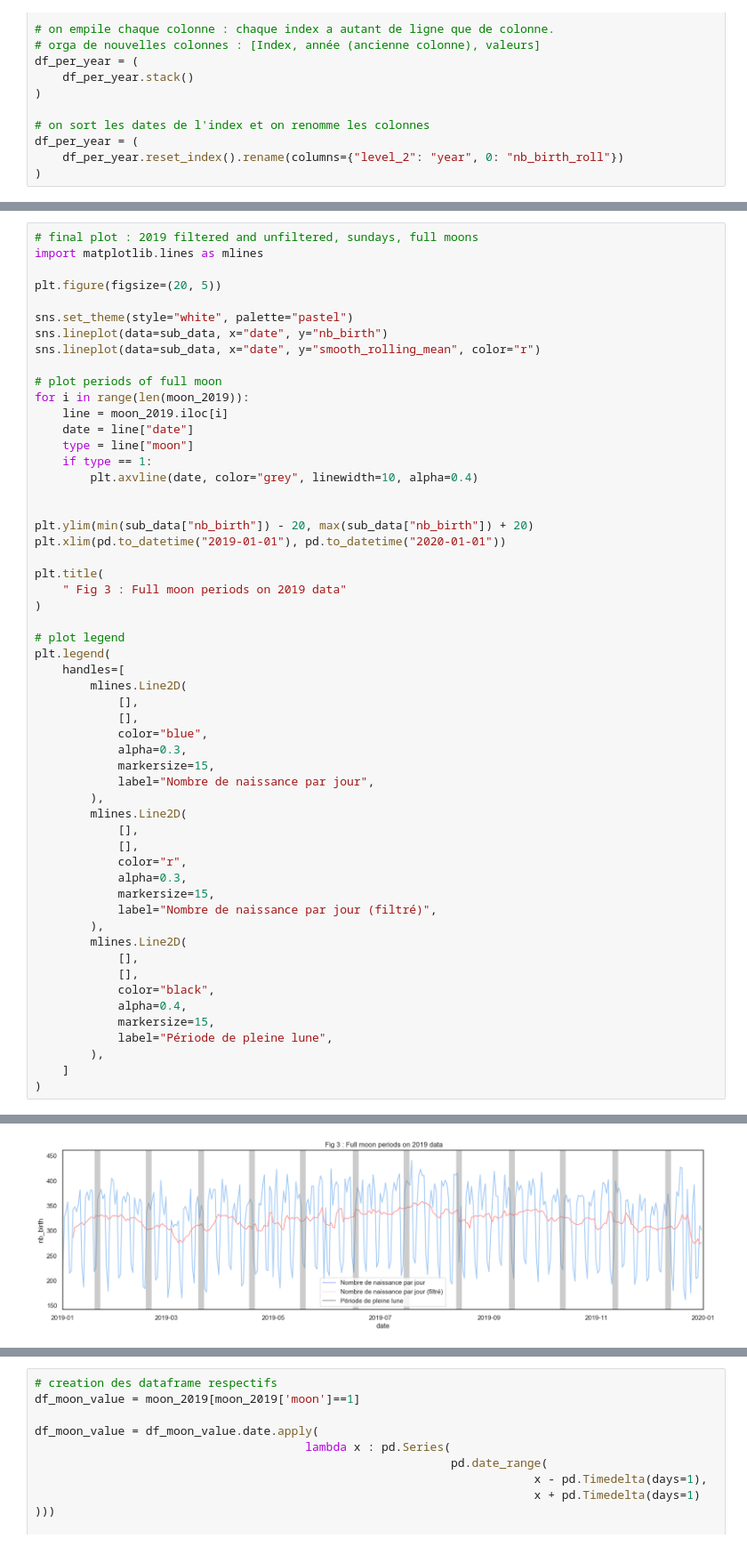
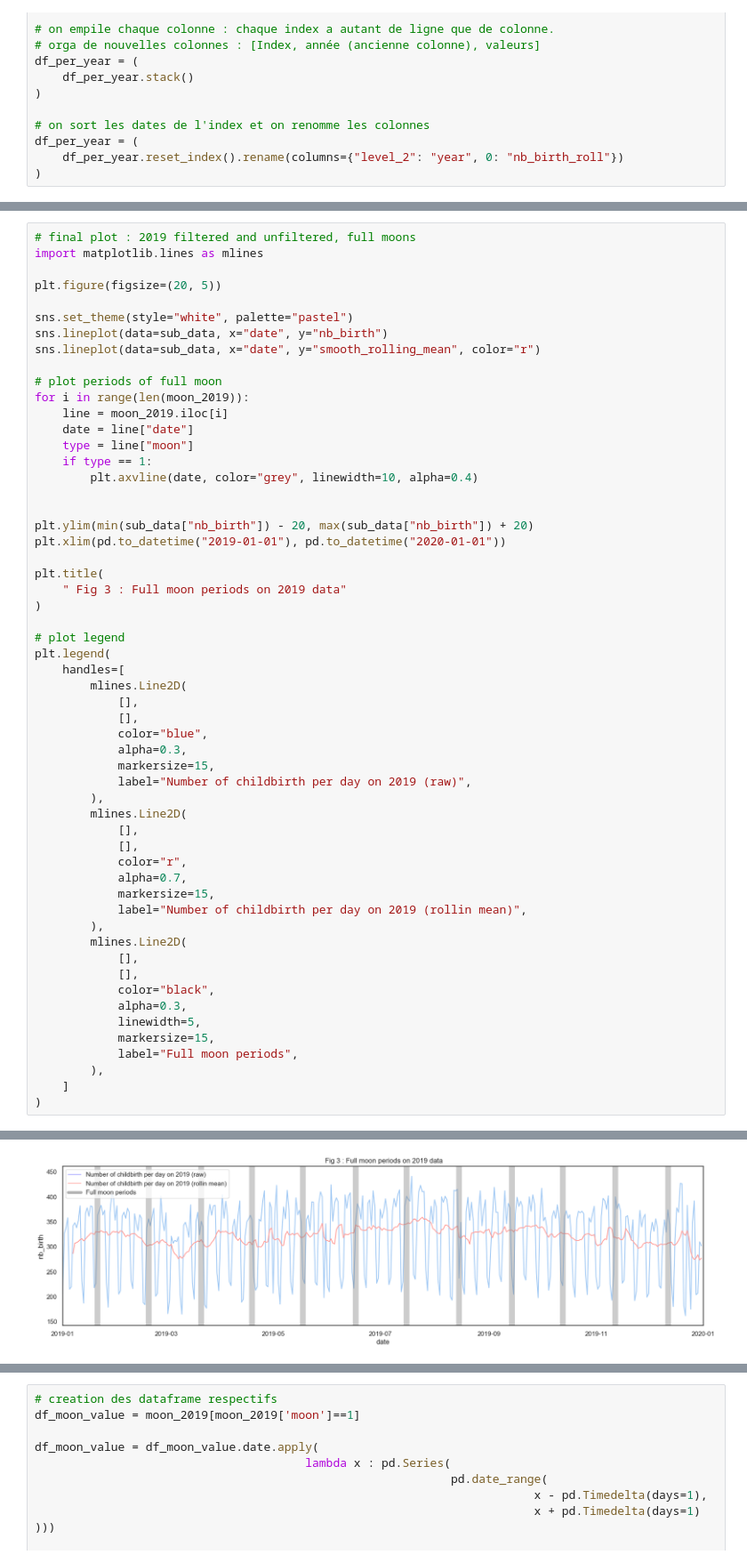
Before and after one commit to gmartinod/birth-vs-moon, a Jupyter notebook: fullMoonBirth.ipynb, the cells around one changed output, grey strips where cells are left out. Shown at 89% size. Saved outputs shown, nothing was run; the diff lists cells and outputs as text.

```diff
--- a/fullMoonBirth.ipynb
+++ b/fullMoonBirth.ipynb
@@ -270,5 +366,5 @@ Text(0.5, 1.0, 'Plot of the cycles of the moon on 2019')
 # %%
-# final plot : 2019 filtered and unfiltered, sundays, full moons
+# final plot : 2019 filtered and unfiltered, full moons
 import matplotlib.lines as mlines
 
 plt.figure(figsize=(20, 5))
@@ -292,36 +388,37 @@ plt.xlim(pd.to_datetime("2019-01-01"), pd.to_datetime("2020-01-01"))
 plt.title(
     " Fig 3 : Full moon periods on 2019 data"
 )
 
 # plot legend
 plt.legend(
     handles=[
         mlines.Line2D(
             [],
             [],
             color="blue",
             alpha=0.3,
             markersize=15,
-            label="Nombre de naissance par jour",
+            label="Number of childbirth per day on 2019 (raw)",
         ),
         mlines.Line2D(
             [],
             [],
             color="r",
-            alpha=0.3,
+            alpha=0.7,
             markersize=15,
-            label="Nombre de naissance par jour (filtré)",
+            label="Number of childbirth per day on 2019 (rollin mean)",
         ),
         mlines.Line2D(
             [],
             [],
             color="black",
-            alpha=0.4,
+            alpha=0.3,
+            linewidth=5,
             markersize=15,
-            label="Période de pleine lune",
+            label="Full moon periods",
         ),
     ]
 )
 # %% [output]
 <matplotlib.legend.Legend at 0x...>
-[figure, old version]
+[figure, new version]
```
Also changed, not shown: parts of 23 cells of this notebook.
